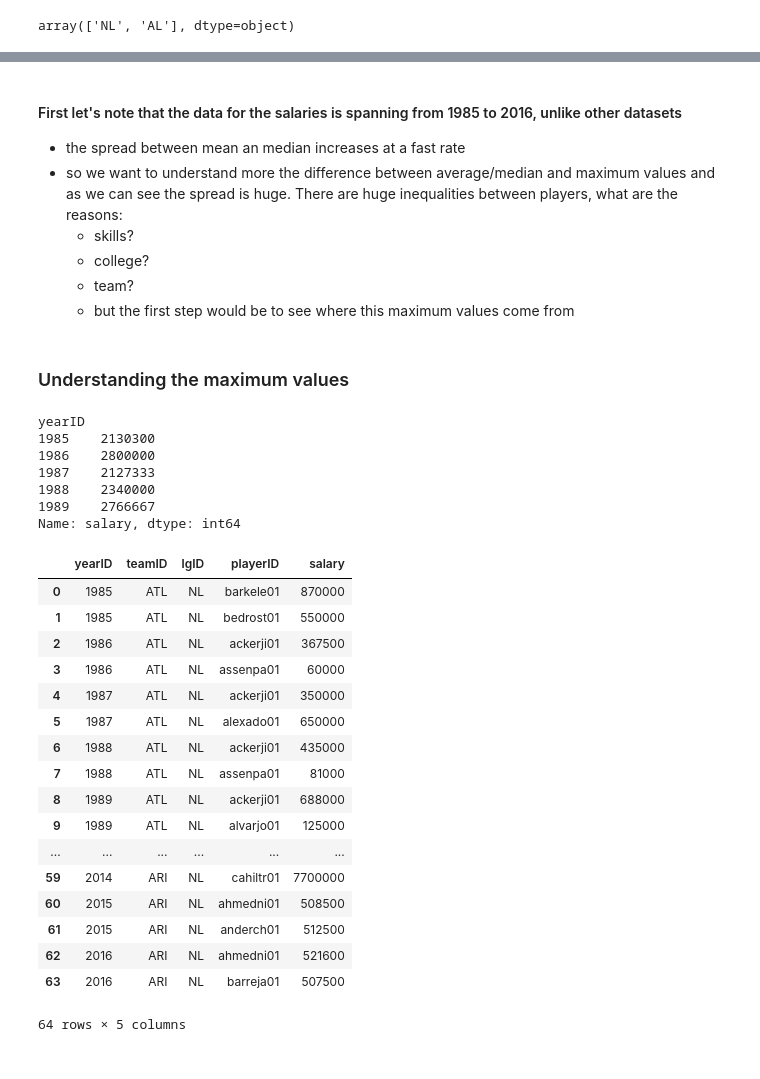
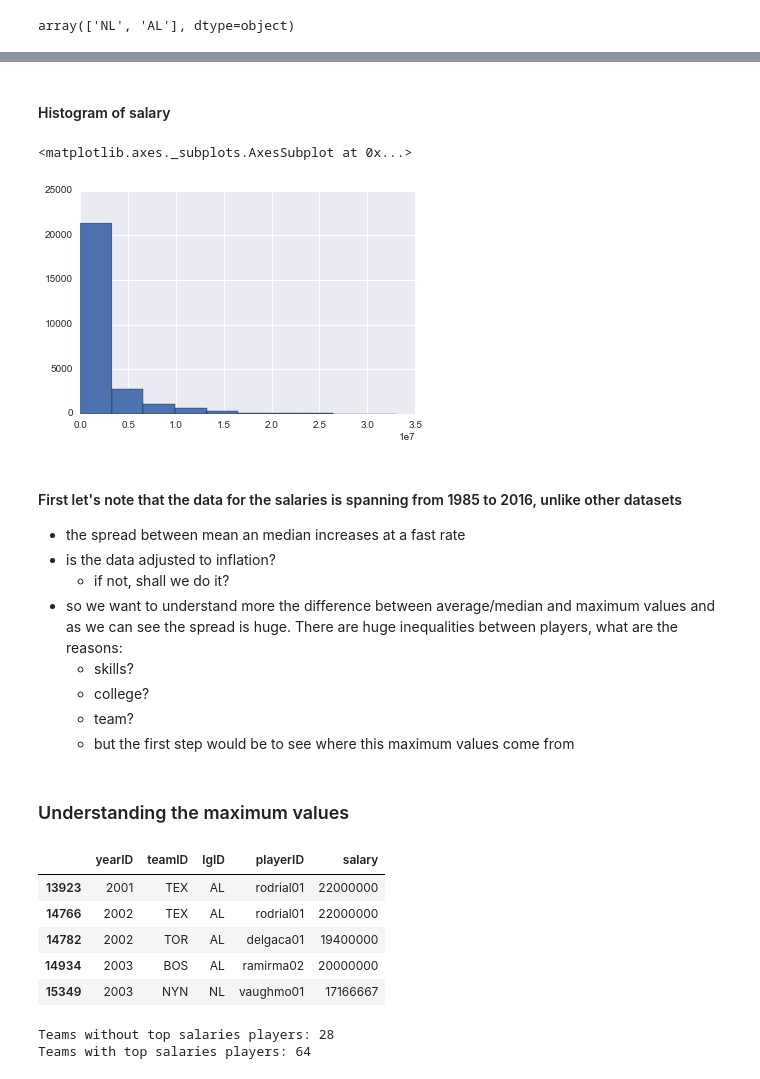
Before and after one commit to bcg0006/udc, a Jupyter notebook: baseball_data_analysis.ipynb, the cells around one changed output, grey strips where cells are left out. Drawn from its saved outputs; the diff is of its cells as text; code cells hidden in the pictures.

```diff
--- a/baseball_data_analysis.ipynb
+++ b/baseball_data_analysis.ipynb
@@ -97,6 +101,15 @@ plt.title('Adding Max')
+# %% [markdown]
+#### Histogram of salary
+# %%
+salaries.salary.hist()
+# %% [output]
+<matplotlib.axes._subplots.AxesSubplot at 0x...>
+[figure, added]
 # %% [markdown]
 #### First let's note that the data for the salaries is spanning from 1985 to 2016, unlike other datasets
 - the spread between mean an median increases at a fast rate
+- is the data adjusted to inflation?
+    - if not, shall we do it?
 - so we want to understand more the difference between average/median and maximum values and as we can see the spread is huge. There are huge inequalities between players, what are the reasons:
     - skills?
     - college?
@@ -104,34 +117,3 @@ plt.title('Adding Max')
     - but the first step would be to see where this maximum values come from
 # %% [markdown]
 ### Understanding the maximum values
-# %%
-max_salary_pa.head() #So we have a list
-# %% [output]
-yearID
-1985    2130300
-1986    2800000
-1987    2127333
-1988    2340000
-1989    2766667
-Name: salary, dtype: int64
-# %%
-salaries.groupby('yearID').head(2).reset_index(drop=True)
-# %% [output]
-|  | yearID | teamID | lgID | playerID | salary |
-| 0 | 1985 | ATL | NL | barkele01 | 870000 |
-| 1 | 1985 | ATL | NL | bedrost01 | 550000 |
-| 2 | 1986 | ATL | NL | ackerji01 | 367500 |
-| 3 | 1986 | ATL | NL | assenpa01 | 60000 |
-| 4 | 1987 | ATL | NL | ackerji01 | 350000 |
-| 5 | 1987 | ATL | NL | alexado01 | 650000 |
-| 6 | 1988 | ATL | NL | ackerji01 | 435000 |
-| 7 | 1988 | ATL | NL | assenpa01 | 81000 |
-| 8 | 1989 | ATL | NL | ackerji01 | 688000 |
-| 9 | 1989 | ATL | NL | alvarjo01 | 125000 |
-| ... | ... | ... | ... | ... | ... |
-| 59 | 2014 | ARI | NL | cahiltr01 | 7700000 |
-| 60 | 2015 | ARI | NL | ahmedni01 | 508500 |
-| 61 | 2015 | ARI | NL | anderch01 | 512500 |
-| 62 | 2016 | ARI | NL | ahmedni01 | 521600 |
-| 63 | 2016 | ARI | NL | barreja01 | 507500 |
-64 rows × 5 columns
@@ -137,0 +122,9 @@ salaries.groupby('yearID').head(2).reset_index(drop=True)
+# %%
+top_one_pct.
+# %% [output]
+|  | yearID | teamID | lgID | playerID | salary |
+| 13923 | 2001 | TEX | AL | rodrial01 | 22000000 |
+| 14766 | 2002 | TEX | AL | rodrial01 | 22000000 |
+| 14782 | 2002 | TOR | AL | delgaca01 | 19400000 |
+| 14934 | 2003 | BOS | AL | ramirma02 | 20000000 |
+| 15349 | 2003 | NYN | NL | vaughmo01 | 17166667 |
@@ -137,0 +140,6 @@ salaries.groupby('yearID').head(2).reset_index(drop=True)
+# %%
+print "Teams without top salaries players:",len(teams_no_top_salaries)
+print "Teams with top salaries players:", len(teams_top_salaries)
+# %% [output]
+Teams without top salaries players: 28
+Teams with top salaries players: 64
```
Also changed, not shown: parts of 5 cells of this notebook.
